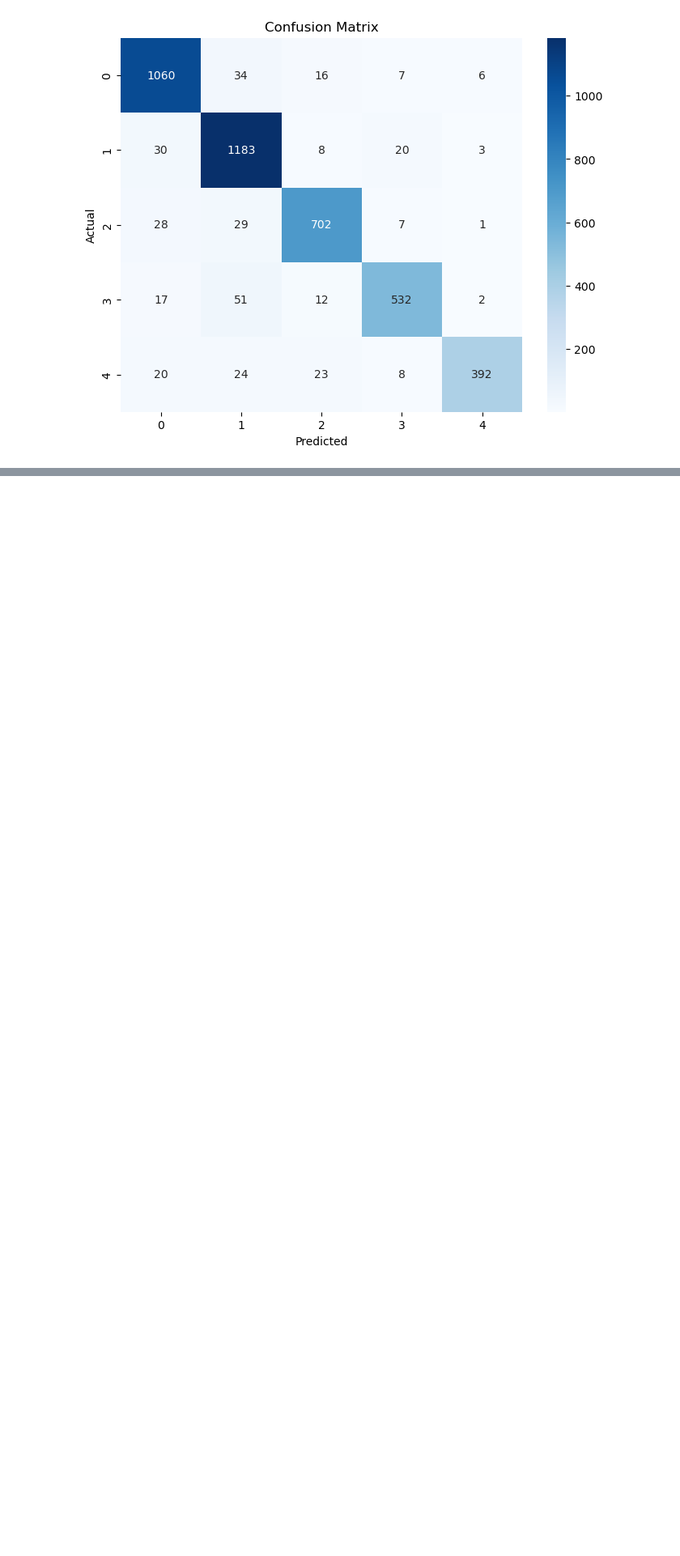
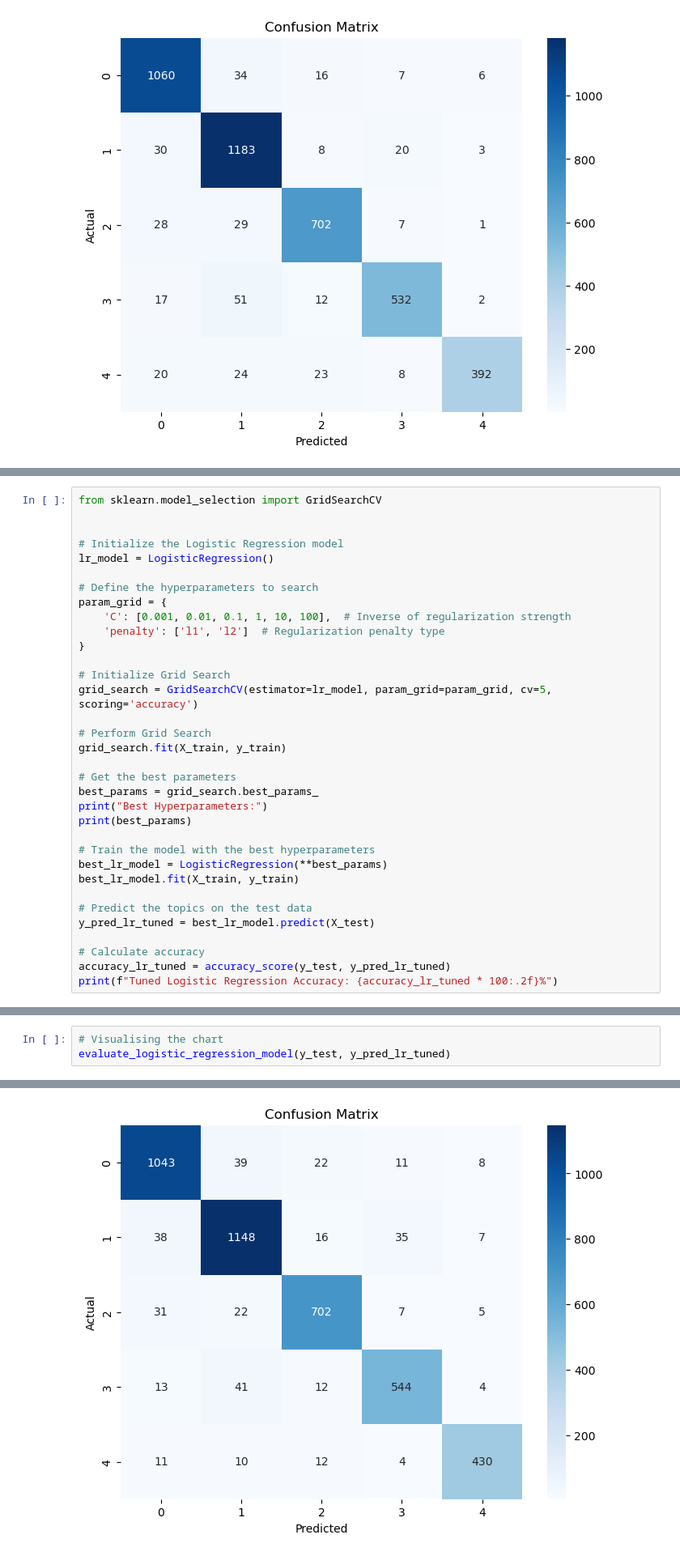
Before and after one commit to SIVASKANDAN-P/automatic_ticket_classification, a Jupyter notebook: Automatic_Ticket_Classification_Assignment.ipynb, the cells around one changed output, grey strips where cells are left out. Shown at 81% size. Cells and saved outputs as stored; diff of their text form; blank space fills up the shorter version.

```diff
--- a/Automatic_Ticket_Classification_Assignment.ipynb
+++ b/Automatic_Ticket_Classification_Assignment.ipynb
@@ -1165,0 +1140,34 @@ summary
+# %%
+from sklearn.model_selection import GridSearchCV
+
+
+# Initialize the Logistic Regression model
+lr_model = LogisticRegression()
+
+# Define the hyperparameters to search
+param_grid = {
+    'C': [0.001, 0.01, 0.1, 1, 10, 100],  # Inverse of regularization strength
+    'penalty': ['l1', 'l2']  # Regularization penalty type
+}
+
+# Initialize Grid Search
+grid_search = GridSearchCV(estimator=lr_model, param_grid=param_grid, cv=5, scoring='accuracy')
+
+# Perform Grid Search
+grid_search.fit(X_train, y_train)
+
+# Get the best parameters
+best_params = grid_search.best_params_
+print("Best Hyperparameters:")
+print(best_params)
+
+# Train the model with the best hyperparameters
+best_lr_model = LogisticRegression(**best_params)
+best_lr_model.fit(X_train, y_train)
+
+# Predict the topics on the test data
+y_pred_lr_tuned = best_lr_model.predict(X_test)
+
+# Calculate accuracy
+accuracy_lr_tuned = accuracy_score(y_test, y_pred_lr_tuned)
+print(f"Tuned Logistic Regression Accuracy: {accuracy_lr_tuned * 100:.2f}%")
@@ -1165,0 +1182,4 @@ summary
+# %%
+# Visualising the chart
+evaluate_logistic_regression_model(y_test, y_pred_lr_tuned)
+# %% [output]
@@ -1165,0 +1198 @@ summary
+[figure, added]
```
Also changed, not shown: parts of 25 cells of this notebook.
